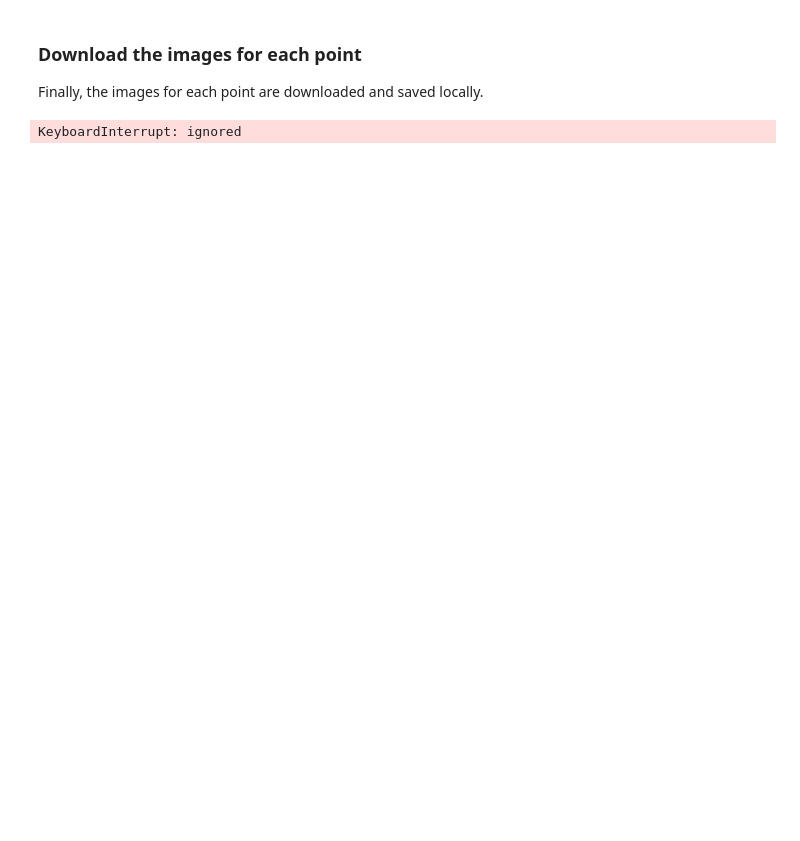
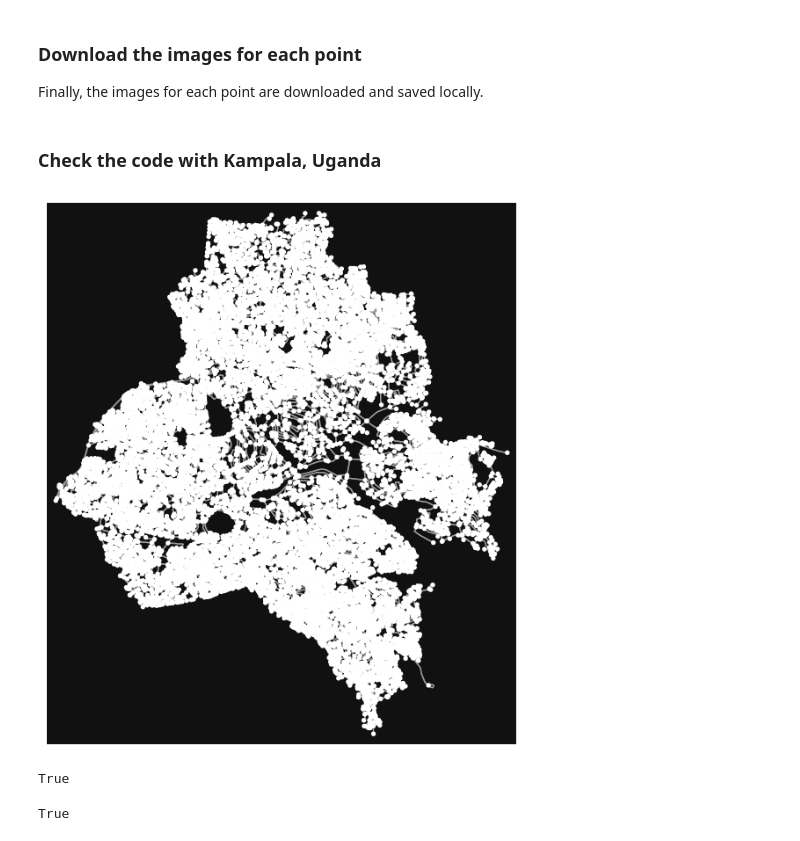
Before and after one commit to Spatial-Data-Science-and-GEO-AI-Lab/StreetView-NatureVisibility, a Jupyter notebook: get_images.ipynb, the cells around one changed output. Saved outputs shown, nothing was run; the diff lists cells and outputs as text; code cells hidden in the pictures; blank space fills up the shorter version.

```diff
--- a/get_images.ipynb
+++ b/get_images.ipynb
@@ -39,8 +45,17 @@ city = "Kampala, Uganda"
 # %%
-# Get the road network graph using OpenStreetMap data
-# 'network_type' argument is set to 'drive' to get the road network suitable for driving
-# 'simplify' argument is set to 'True' to simplify the road network
-G = ox.graph_from_place(city, network_type="drive", simplify=True)
+def get_road_network(city, path=""):
+    # Get the road network graph using OpenStreetMap data
+    # 'network_type' argument is set to 'drive' to get the road network suitable for driving
+    # 'simplify' argument is set to 'True' to simplify the road network
+    G = ox.graph_from_place(city, network_type="drive", simplify=True)
 
-# Plot the road network graph using osmnx
-ox.plot_graph(G)
+    # Plot the road network graph using osmnx
+    ox.plot_graph(G)
+
+    # Project the graph from latitude-longitude coordinates to a local projection (in meters)
+    G_proj = ox.project_graph(G)
+
+    # Save the projected graph to a GeoPackage file
+    ox.save_graph_geopackage(G_proj, filepath="{}data/{}/{} road.gpkg".format(path, city, city))
+
+    return True
@@ -239,18 +176,3 @@ def download_image(image_id):
         image_data = requests.get(image_url, stream=True).content
         handler.write(image_data)
     return image_id
-# %%
-with ThreadPoolExecutor(max_workers=10) as executor:
-  futures = []
-
-  for feature in gdf_features["feature"]:
-    feature = json.loads(feature)
-    image_id = feature["properties"]["id"]
-    if image_id not in cache:
-      futures.append(executor.submit(download_image, image_id))
-
-    for future in futures:
-      image_id = future.result()
-      cache.add(image_id)
-# %% [output]
-KeyboardInterrupt: ignored
@@ -261,0 +214,2 @@ with open(cache_file, "w"|) as f:
+# %% [markdown]
+### Check the code with Kampala, Uganda
@@ -261,0 +222,9 @@ with open(cache_file, "w"|) as f:
+# %%
+get_road_network(city)
+# %% [output]
+[figure, added]
+True
+# %%
+select_points_on_road_network(city)
+# %% [output]
+True
```
Also changed, not shown: parts of 40 cells of this notebook.
